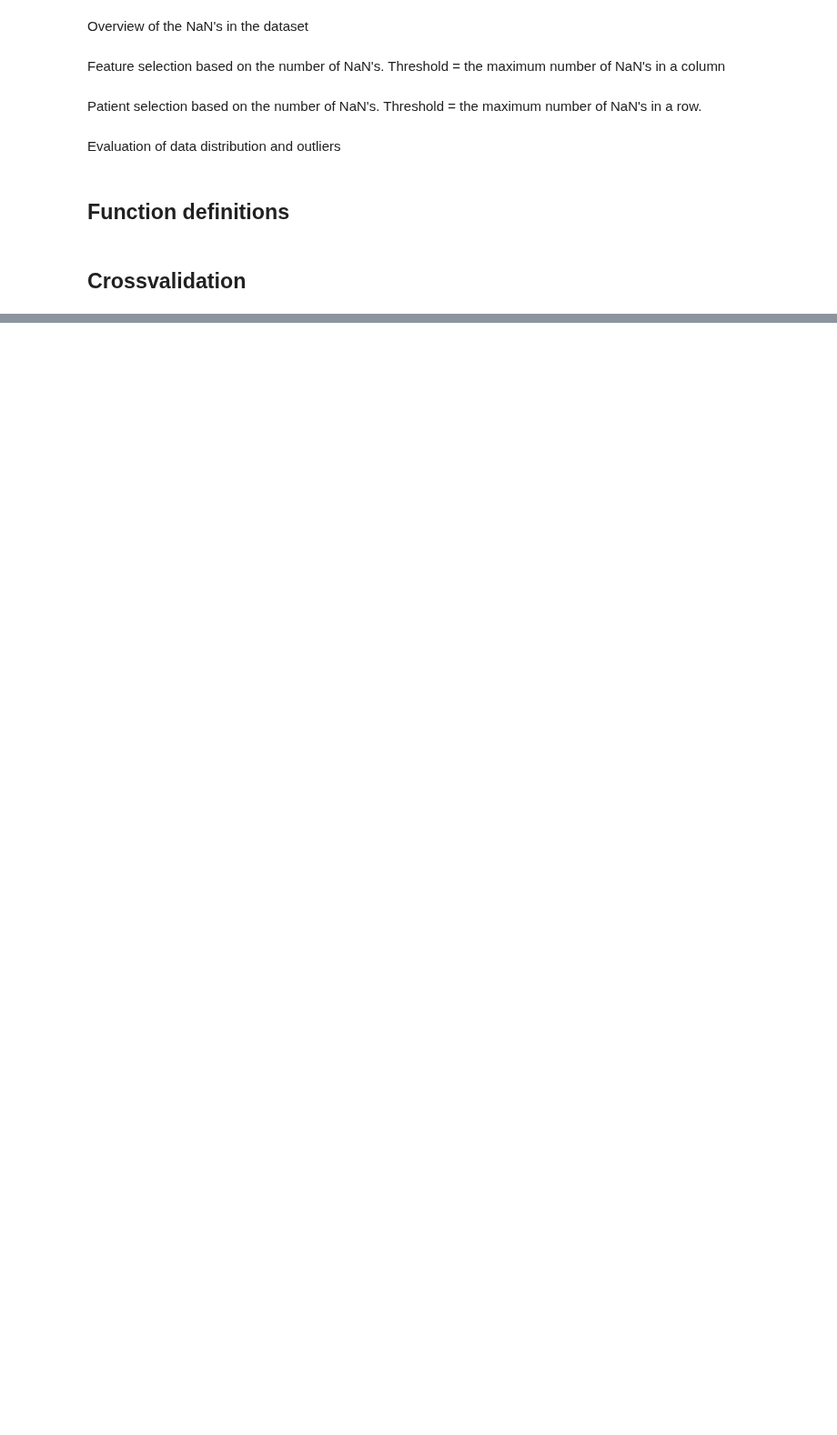
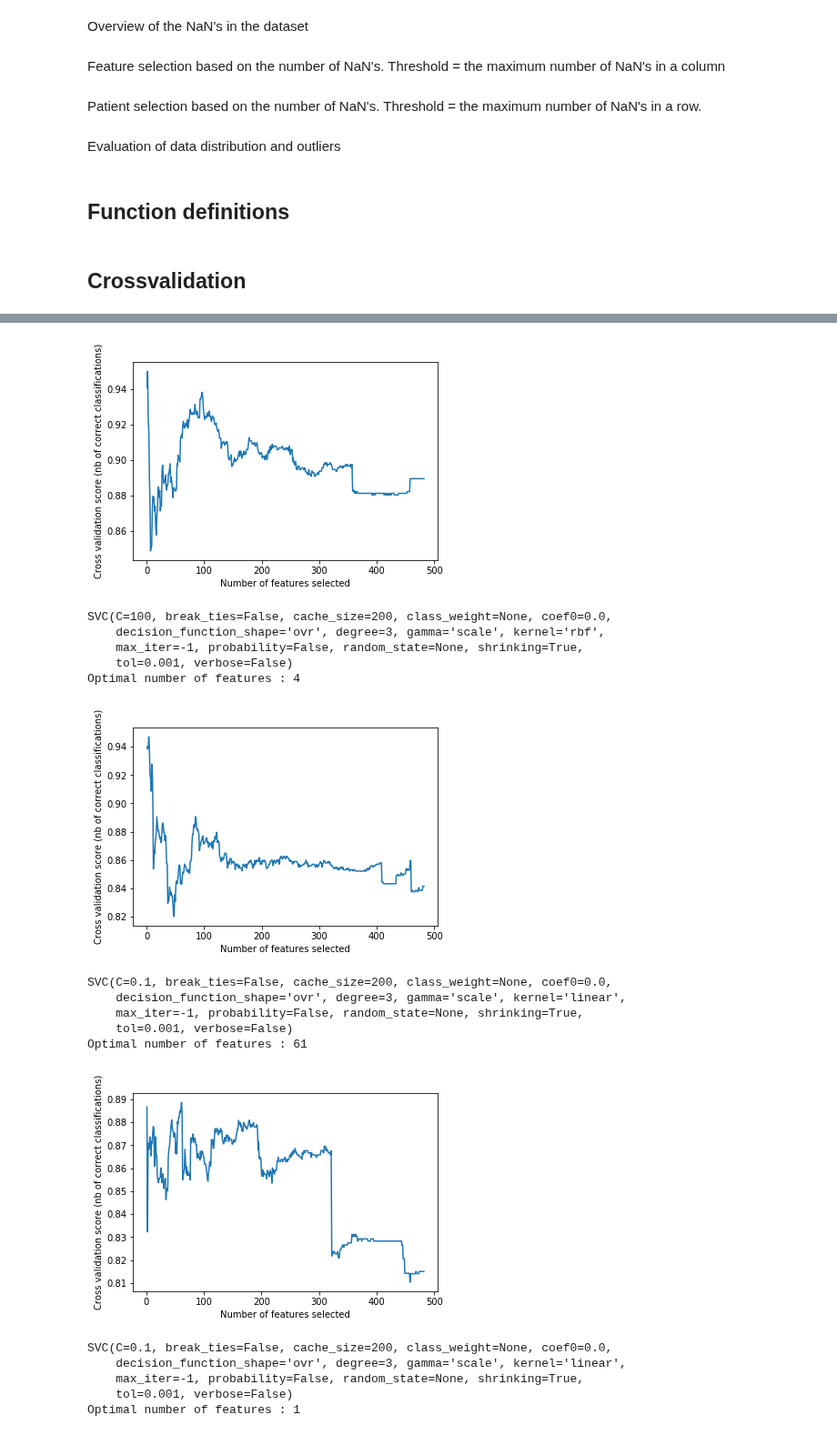
Before and after one commit to mfvanhaaften/TM10007_PROJECT, a Jupyter notebook: assignment.ipynb, the cells around one changed output, grey strips where cells are left out. Shown at 91% size. Drawn from its saved outputs; the diff is of its cells as text; code cells hidden in the pictures; blank space fills up the shorter version.

```diff
--- a/assignment.ipynb
+++ b/assignment.ipynb
@@ -340,34 +340,18 @@ for train_index, test_index in skf.split(DATA_FEAT_SEL, LABELS_SEL):
     X_test_sel = X_test_scal[:,selected_features]
 
     # -------------- CLASSIFIERS GRIDSEARCH ---- (uncommand the one you want to try) ----------
-    svm_hyper = svm_gridsearch(X_train_sel, y_train)   # Support Vector Machine classifier
-    print(svm_hyper)
-    svm_hyper.fit(X_train_sel, y_train)
-    svm_prediction = svm_hyper.predict(X_test_sel)
+    svm_classifier = svm_gridsearch(X_train_sel, y_train)   # Support Vector Machine classifier
+    svm_classifier.fit(X_train_sel, y_train)
+    svm_prediction = svm_classifier.predict(X_test_sel)
     svm_accuracy = metrics.accuracy_score(y_test, svm_prediction)
-    p rint(svm_accuracy)
 
-    k# nn_classifier = KNN_gridsearch(X_train_sel, y_train)  # K Nearnest Neighbour classifier
-     # nn_classifier.fit(X_train_sel, y_train)
-    k# nn_prediction = knn_classifier.predict(X_test_sel)
-    k# nn_accuracy = metrics.accuracy_score(y_test, knn_prediction)
-     # rint(knn_accuracy)
+    rf_classifier = RF_gridsearch(X_train_sel, y_train)
+    rf_classifier.fit(X_train_sel, y_train)
+    rf_prediction = rf_classifier.predict(X_test_sel)
+    rf_accuracy = metrics.accuracy_score(y_test, rf_prediction)
 
-    rf _classifier = RF_gridsearch(X_train_sel, y_train)   # Random Forrest classifier
-    rf_classifier .fit(X_train_sel, y_train)
-    rf_prediction = rf_class ifier.predict(X_test_sel)
-    rf_accuracy = metrics.accuracy_score (y_test, rf_prediction)
-    print(rf_accuracy)
-        # -------- -------TRAINING THE CLASSIFIER WITH HYPERPARAMETERS -& ACCURACIES -----------------------
-
-    #df_accuracies = get_accuracies(X_trai n_sel, y_train, X_test_sel, y_test)
-    svm_accuracy_score = []
-    rf_accuracy_score = []
-    knn_accuracy_score = []
-    svm_accuracy, rf_accuracy, knn_accuracy = get_accuracies(X_train_sel, y_train, X_test_sel, y_test)
-
-
-    svm_accuracy_score.append(svm_accuracy)
-    rf_accuracy_score.append(rf_accuracy)
-    knn_accuracy_score.append(knn_accuracy)
+    knn_classifer = KNN_gridsearch(X_TRAIN_SEL, Y_TRAIN)
+    knn_classifier.fit(X_train_sel, y_train)
+    knn_prediction = knn_classifier.predict(X_test_sel)
+    knn_accuracy = metrics.accuracy_score(y_test, knn_prediction)
 # %% [output]
@@ -374,0 +359,18 @@ SyntaxError: invalid syntax (<ipython-input-15-4f1a813157a6>, line 34)
+[figure, added]
+SVC(C=100, break_ties=False, cache_size=200, class_weight=None, coef0=0.0,
+    decision_function_shape='ovr', degree=3, gamma='scale', kernel='rbf',
+    max_iter=-1, probability=False, random_state=None, shrinking=True,
+    tol=0.001, verbose=False)
+Optimal number of features : 4
+[figure, added]
+SVC(C=0.1, break_ties=False, cache_size=200, class_weight=None, coef0=0.0,
+    decision_function_shape='ovr', degree=3, gamma='scale', kernel='linear',
+    max_iter=-1, probability=False, random_state=None, shrinking=True,
+    tol=0.001, verbose=False)
+Optimal number of features : 61
+[figure, added]
+SVC(C=0.1, break_ties=False, cache_size=200, class_weight=None, coef0=0.0,
+    decision_function_shape='ovr', degree=3, gamma='scale', kernel='linear',
+    max_iter=-1, probability=False, random_state=None, shrinking=True,
+    tol=0.001, verbose=False)
+Optimal number of features : 1
```
Also changed, not shown: parts of 3 cells of this notebook.
